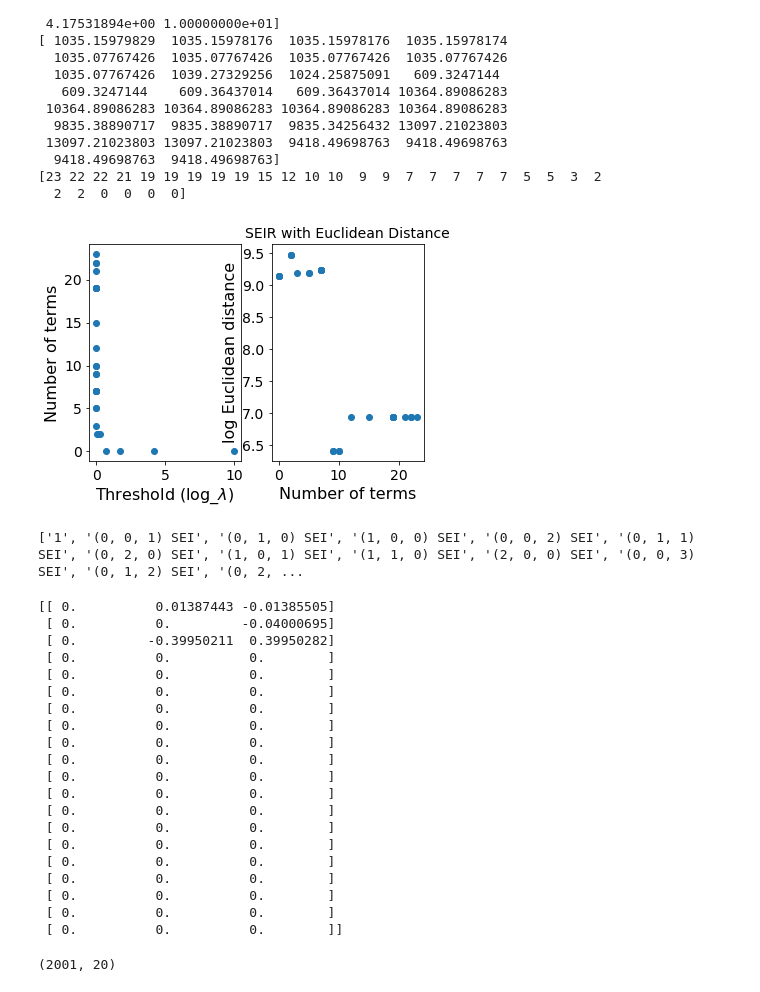
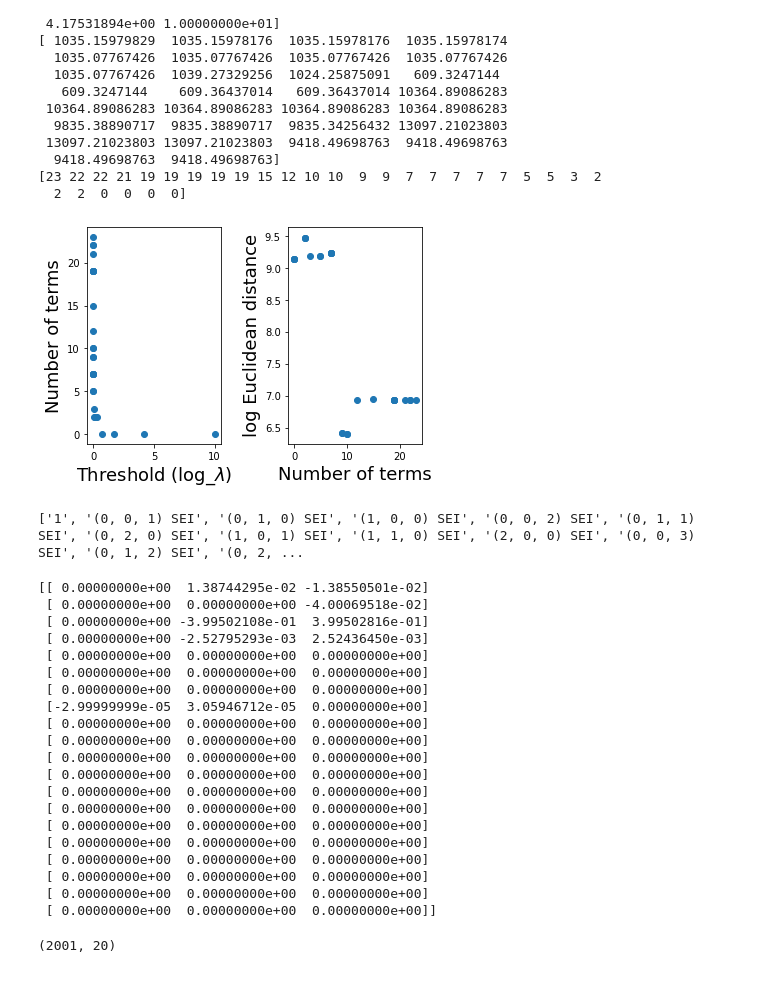
Before and after one commit to mircobial-evolution-dynamic/governing-equations, a Jupyter notebook: Lorenz (changed params) and SEIR.ipynb, the cells around one changed output. Cells and saved outputs as stored; diff of their text form; code cells hidden in the pictures.

```diff
--- a/Lorenz (changed params) and SEIR.ipynb
+++ b/Lorenz (changed params) and SEIR.ipynb
@@ -344,48 +347,49 @@ print(N)
 # %%
 plt.subplot(1,2,1)
 # plt.scatter(lambda_vec, num_terms)
 plt.scatter(L, N)
-plt.xlabel("Threshold (log_$\lambda$)")
-plt.ylabel("Number of terms")
+plt.xlabel("Threshold (log_$\lambda$)",fontsize=18)
+plt.ylabel("Number of terms",fontsize=18)
 plt.subplot(1,2,2)
 # plt.scatter(num_terms, eudist_vec)
 plt.scatter(N, np.log(E))
-plt.xlabel("Number of terms")
-plt.ylabel("log Euclidean distance")
-plt.title('SEIR with Euclidean Distance')
+plt.xlabel("Number of terms",fontsize=18)
+plt.ylabel("log Euclidean distance",fontsize=18)
+plt.subplots_adjust(wspace=0.5)
+# plt.title('SEIR with Euclidean Distance')
 plt.show()
 # %% [output]
-[figure, old version]
+[figure, new version]
 # %%
 print(descr)
 # %% [output]
 ['1', '(0, 0, 1) SEI', '(0, 1, 0) SEI', '(1, 0, 0) SEI', '(0, 0, 2) SEI', '(0, 1, 1) SEI', '(0, 2, 0) SEI', '(1, 0, 1) SEI', '(1, 1, 0) SEI', '(2, 0, 0) SEI', '(0, 0, 3) SEI', '(0, 1, 2) SEI', '(0, 2, ...
 # %%
 # Xi = sparsifyDynamics(theta, dx.T, 9.23670857e-03)
-Xi = sparsifyDynamics(theta, dx.T, 3.85662042e-03)
+Xi = sparsifyDynamics(theta, dx.T, 2.04335972e-05)
 print(Xi)
 # obtain Xi here by changing lambda
 # %% [output]
-[[ 0.          0.01387443 -0.01385505]
- [ 0.          0.         -0.04000695]
- [ 0.         -0.39950211  0.39950282]
- [ 0.          0.          0.        ]
- [ 0.          0.          0.        ]
- [ 0.          0.          0.        ]
- [ 0.          0.          0.        ]
- [ 0.          0.          0.        ]
- [ 0.          0.          0.        ]
- [ 0.          0.          0.        ]
- [ 0.          0.          0.        ]
- [ 0.          0.          0.        ]
- [ 0.          0.          0.        ]
- [ 0.          0.          0.        ]
- [ 0.          0.          0.        ]
- [ 0.          0.          0.        ]
- [ 0.          0.          0.        ]
- [ 0.          0.          0.        ]
- [ 0.          0.          0.        ]
- [ 0.          0.          0.        ]]
+[[ 0.00000000e+00  1.38744295e-02 -1.38550501e-02]
+ [ 0.00000000e+00  0.00000000e+00 -4.00069518e-02]
+ [ 0.00000000e+00 -3.99502108e-01  3.99502816e-01]
+ [ 0.00000000e+00 -2.52795293e-03  2.52436450e-03]
+ [ 0.00000000e+00  0.00000000e+00  0.00000000e+00]
+ [ 0.00000000e+00  0.00000000e+00  0.00000000e+00]
+ [ 0.00000000e+00  0.00000000e+00  0.00000000e+00]
+ [-2.99999999e-05  3.05946712e-05  0.00000000e+00]
+ [ 0.00000000e+00  0.00000000e+00  0.00000000e+00]
+ [ 0.00000000e+00  0.00000000e+00  0.00000000e+00]
+ [ 0.00000000e+00  0.00000000e+00  0.00000000e+00]
+ [ 0.00000000e+00  0.00000000e+00  0.00000000e+00]
+ [ 0.00000000e+00  0.00000000e+00  0.00000000e+00]
+ [ 0.00000000e+00  0.00000000e+00  0.00000000e+00]
+ [ 0.00000000e+00  0.00000000e+00  0.00000000e+00]
+ [ 0.00000000e+00  0.00000000e+00  0.00000000e+00]
+ [ 0.00000000e+00  0.00000000e+00  0.00000000e+00]
+ [ 0.00000000e+00  0.00000000e+00  0.00000000e+00]
+ [ 0.00000000e+00  0.00000000e+00  0.00000000e+00]
+ [ 0.00000000e+00  0.00000000e+00  0.00000000e+00]]
 # %%
 theta.shape
 # %% [output]
```
Also changed, not shown: parts of 13 cells of this notebook.
